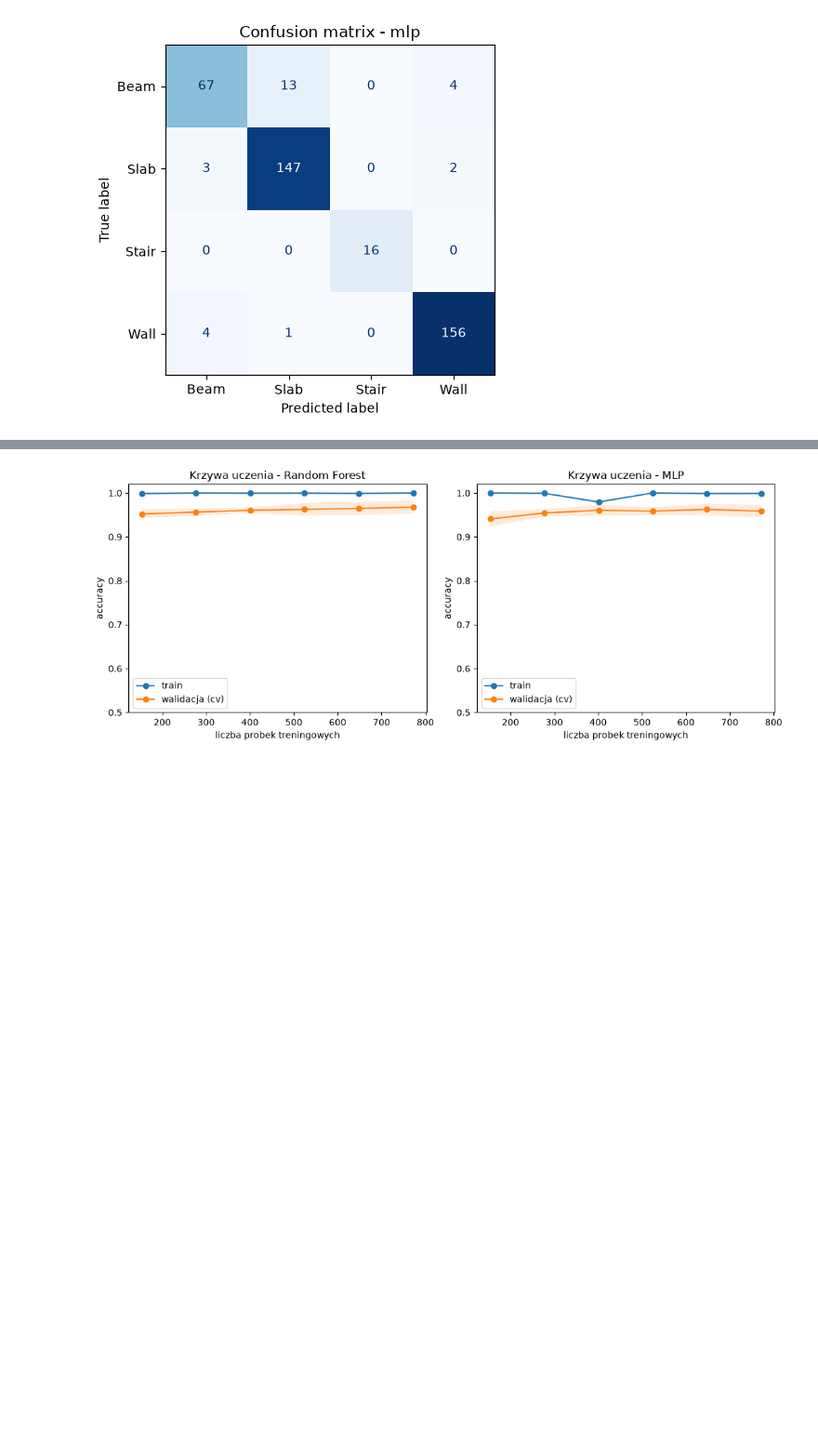
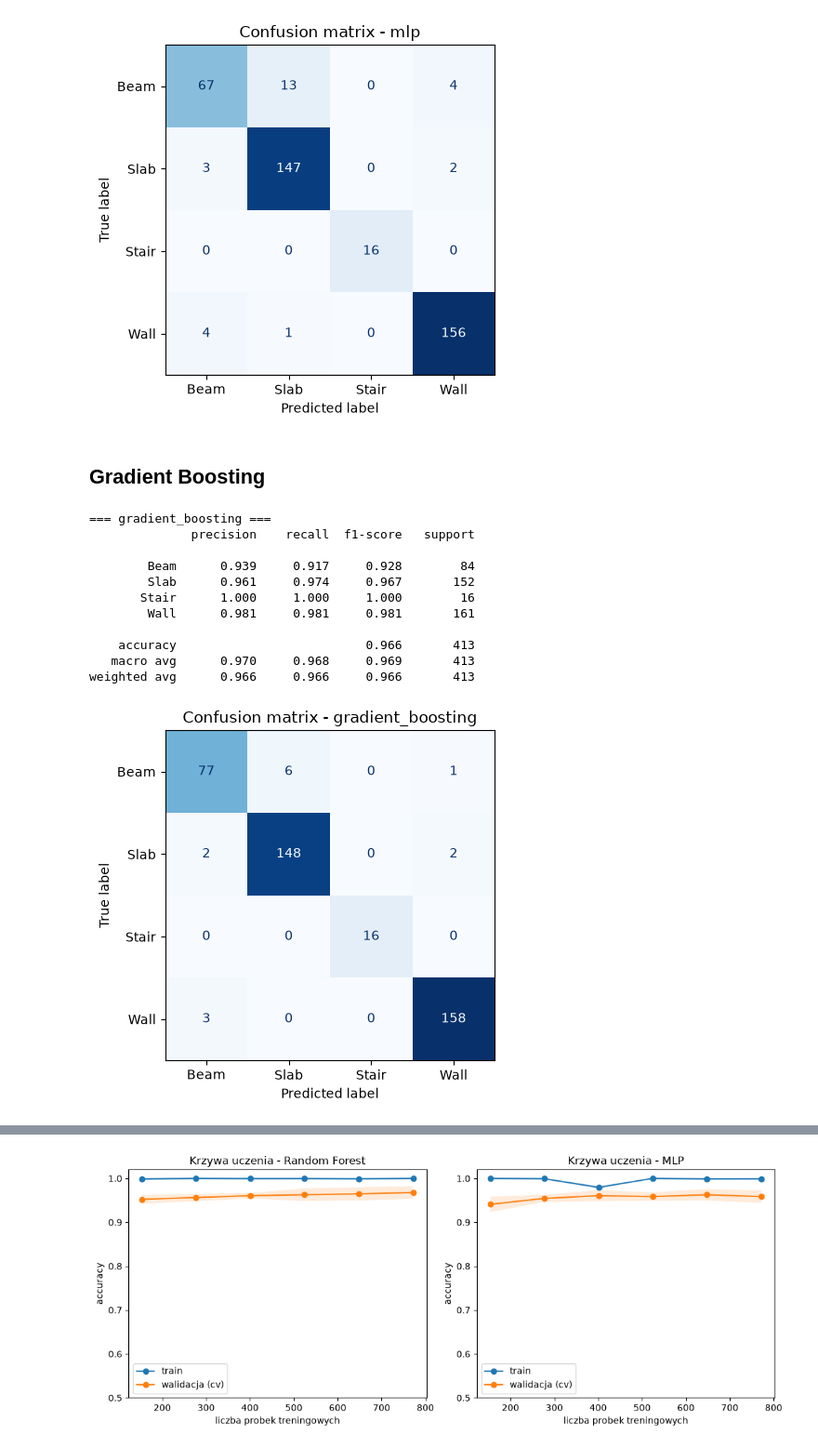
Before and after one commit to czajkaagata/test_klasyfikator, a Jupyter notebook: 02_train_classifiers.ipynb, the cells around one changed output, grey strips where cells are left out. Shown at 93% size. Cells and saved outputs as stored; diff of their text form; code cells hidden in the pictures; blank space fills up the shorter version.

```diff
--- a/02_train_classifiers.ipynb
+++ b/02_train_classifiers.ipynb
@@ -115,0 +148,22 @@ dtype: float64
+# %%
+from sklearn.metrics import accuracy_score
+from sklearn.model_selection import GridSearchCV, StratifiedKFold
+
+tuning_cv = StratifiedKFold(n_splits=5, shuffle=True, random_state=42)
+param_grid = {
+    "n_estimators": [200, 400],
+    "max_depth": [None, 12, 20],
+    "min_samples_leaf": [1, 2, 4],
+}
+grid = GridSearchCV(
+    RandomForestClassifier(class_weight="balanced", random_state=42, n_jobs=-1),
+    param_grid, cv=tuning_cv, scoring="accuracy", n_jobs=-1,
+)
+grid.fit(X_train, y_train)
+
+print(f"best CV accuracy: {grid.best_score_:.4f}")
+print(f"best params: {grid.best_params_}")
+print(f"manually-tuned RF (n_estimators=400, max_depth=None): "
+      f"test accuracy {accuracy_score(y_test, rf.predict(X_test)):.4f}")
+print(f"GridSearchCV best estimator: test accuracy "
+      f"{accuracy_score(y_test, grid.best_estimator_.predict(X_test)):.4f}")
@@ -139,3 +198,29 @@ evaluate("mlp", y_test, mlp.predict(X_test_s), labels)
    macro avg      0.945     0.933     0.938       413
 weighted avg      0.934     0.935     0.933       413
 [figure]
+# %% [markdown]
+## Gradient Boosting
+# %%
+from sklearn.ensemble import GradientBoostingClassifier
+
+gb = GradientBoostingClassifier(
+    n_estimators=200,
+    max_depth=3,
+    learning_rate=0.1,
+    random_state=42,
+)
+gb.fit(X_train, y_train)
+evaluate("gradient_boosting", y_test, gb.predict(X_test), labels)
+# %% [output]
+=== gradient_boosting ===
+              precision    recall  f1-score   support
+
+        Beam      0.939     0.917     0.928        84
+        Slab      0.961     0.974     0.967       152
+       Stair      1.000     1.000     1.000        16
+        Wall      0.981     0.981     0.981       161
+
+    accuracy                          0.966       413
+   macro avg      0.970     0.968     0.969       413
+weighted avg      0.966     0.966     0.966       413
+[figure, added]
```
Also changed, not shown: parts of 21 cells of this notebook, 50 other files.
